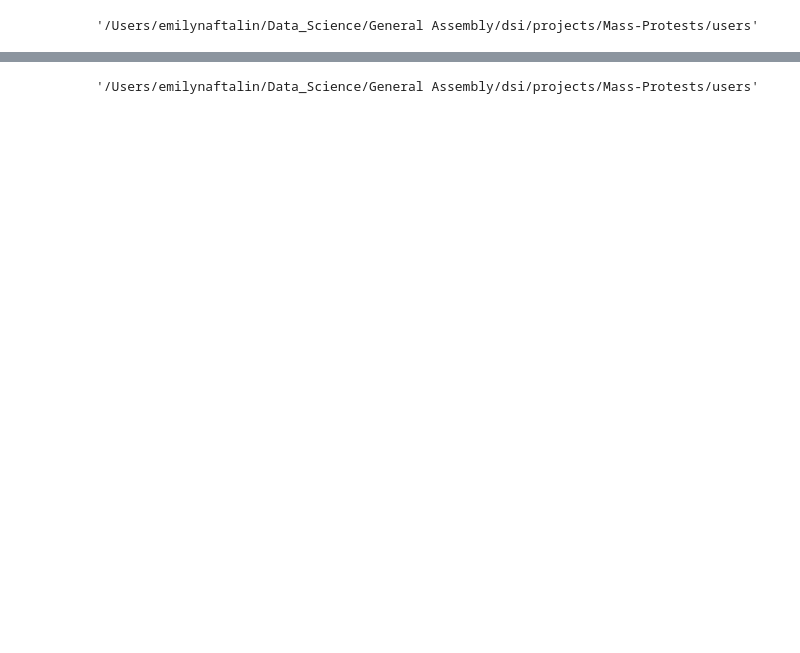
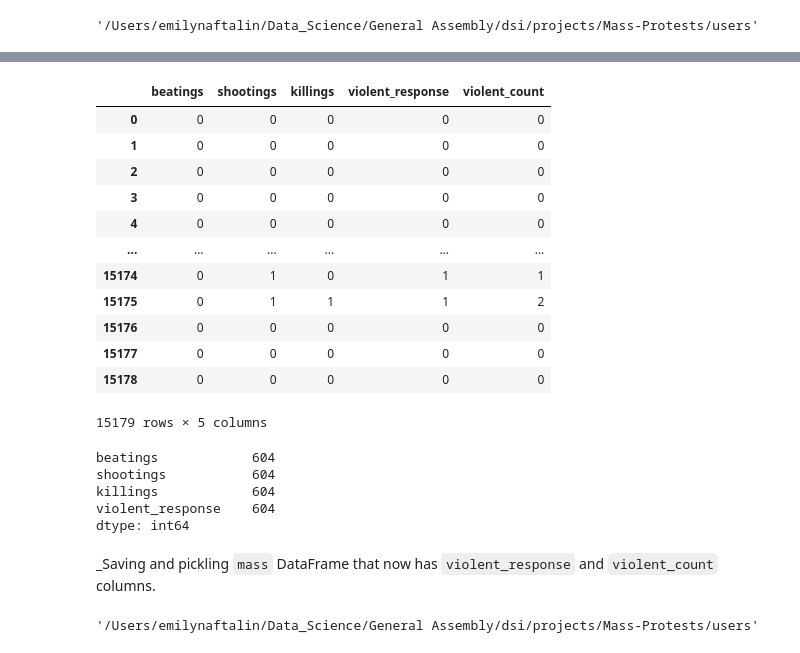
Before and after one commit to EmFib/Mass-Protests, a Jupyter notebook: users/consolidated_mass_logistic_regression.ipynb, the cells around one changed output, grey strips where cells are left out. Drawn from its saved outputs; the diff is of its cells as text; code cells hidden in the pictures; blank space fills up the shorter version.

```diff
--- a/users/consolidated_mass_logistic_regression.ipynb
+++ b/users/consolidated_mass_logistic_regression.ipynb
@@ -351,3 +133,30 @@ LogisticRegression(max_iter=1000)
+# %%
+# checking whether the new column looks good
+mass[['beatings', 'shootings','killings', 'violent_response', 'violent_count']]
+# %% [output]
+|  | beatings | shootings | killings | violent_response | violent_count |
+| 0 | 0 | 0 | 0 | 0 | 0 |
+| 1 | 0 | 0 | 0 | 0 | 0 |
+| 2 | 0 | 0 | 0 | 0 | 0 |
+| 3 | 0 | 0 | 0 | 0 | 0 |
+| 4 | 0 | 0 | 0 | 0 | 0 |
+| ... | ... | ... | ... | ... | ... |
+| 15174 | 0 | 1 | 0 | 1 | 1 |
+| 15175 | 0 | 1 | 1 | 1 | 2 |
+| 15176 | 0 | 0 | 0 | 0 | 0 |
+| 15177 | 0 | 0 | 0 | 0 | 0 |
+| 15178 | 0 | 0 | 0 | 0 | 0 |
+15179 rows × 5 columns
+# %%
+mass[ mass['violent_count'] > 1][['beatings', 'shootings','killings', 'violent_response']].count()
+# %% [output]
+beatings            604
+shootings           604
+killings            604
+violent_response    604
+dtype: int64
+# %% [markdown]
+_Saving and pickling `mass` DataFrame that now has `violent_response` and `violent_count` columns.
 # %%
 pwd
 # %% [output]
```
Also changed, not shown: parts of 74 cells of this notebook, 2 other files.
